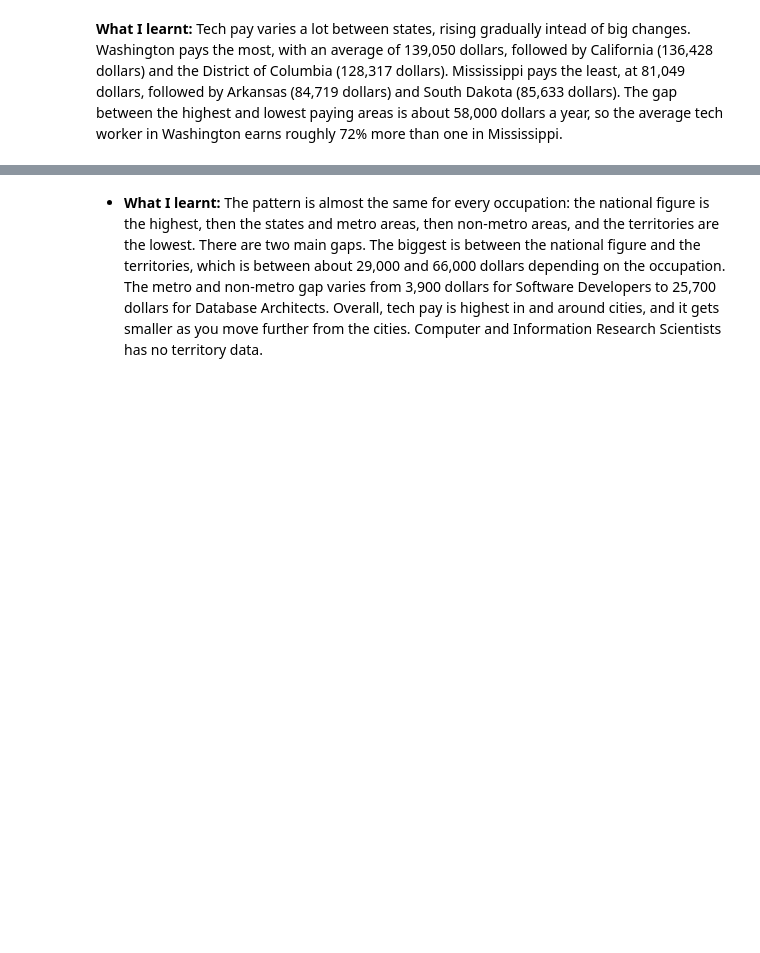
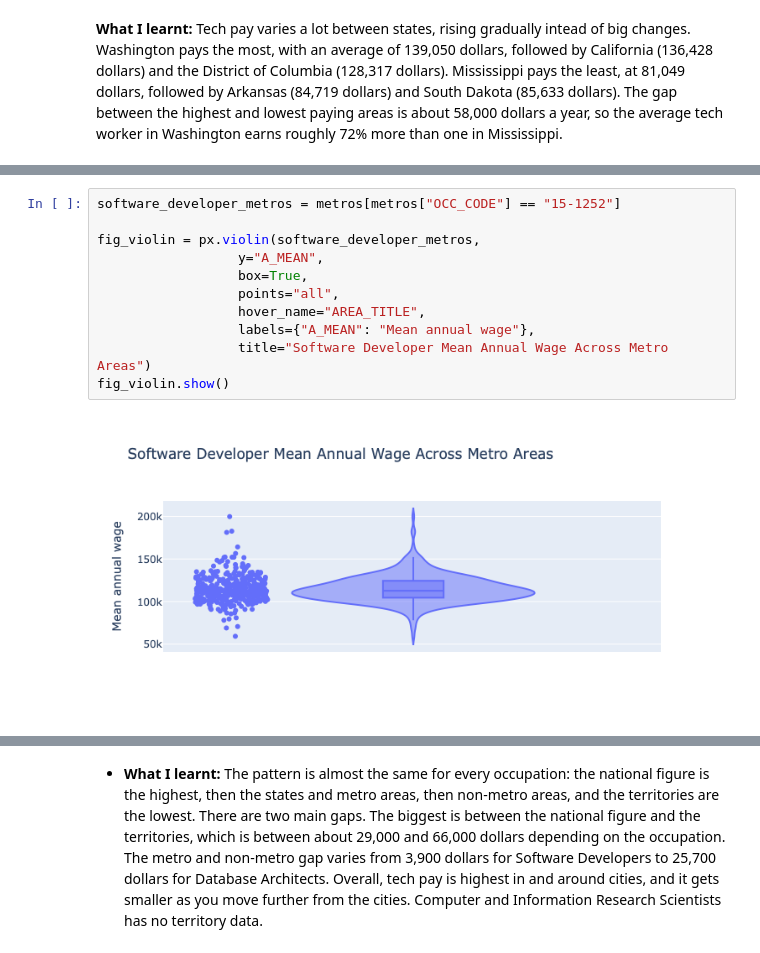
Before and after one commit to chryswds/DVC-CA1, a Jupyter notebook: DVC_CA1-2023334.ipynb, the cells around one changed output, grey strips where cells are left out. Saved outputs shown, nothing was run; the diff lists cells and outputs as text; blank space fills up the shorter version.

```diff
--- a/DVC_CA1-2023334.ipynb
+++ b/DVC_CA1-2023334.ipynb
@@ -231,0 +237,13 @@ fig_3.show()
+# %%
+software_developer_metros = metros[metros["OCC_CODE"] == "15-1252"]
+
+fig_violin = px.violin(software_developer_metros,
+                  y="A_MEAN",
+                  box=True,
+                  points="all",
+                  hover_name="AREA_TITLE",
+                  labels={"A_MEAN": "Mean annual wage"},
+                  title="Software Developer Mean Annual Wage Across Metro Areas")
+fig_violin.show()
+# %% [output]
+[figure, added]
```
Also changed, not shown: parts of 6 cells of this notebook.
